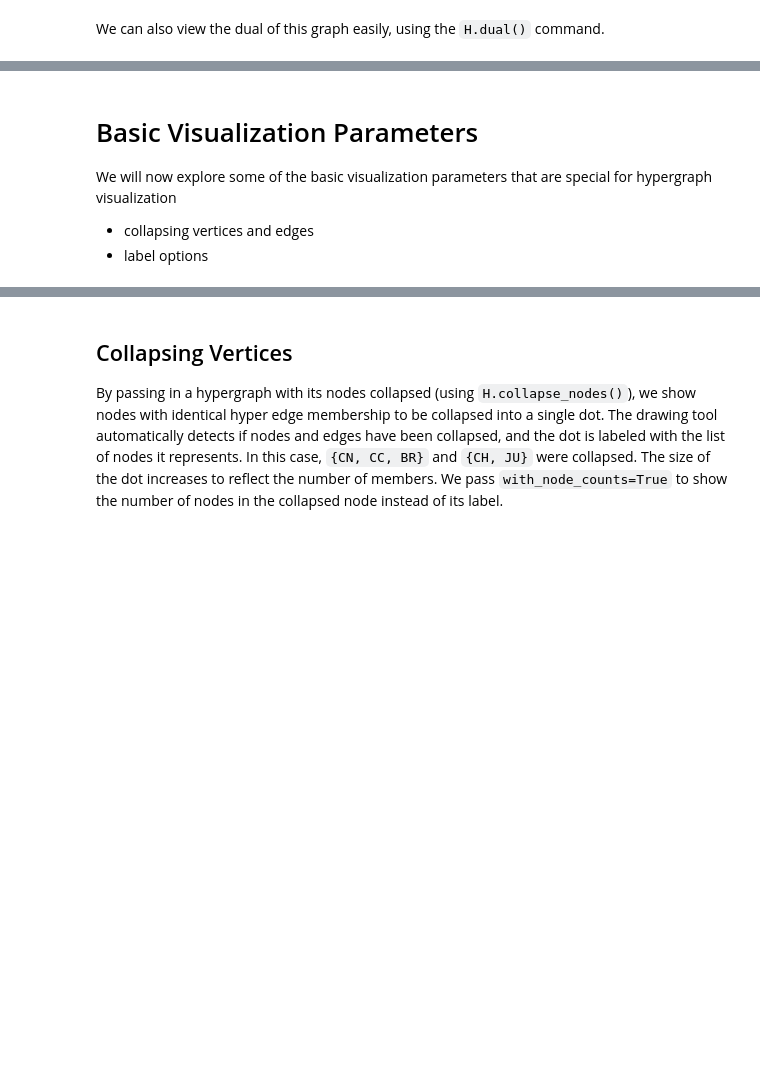
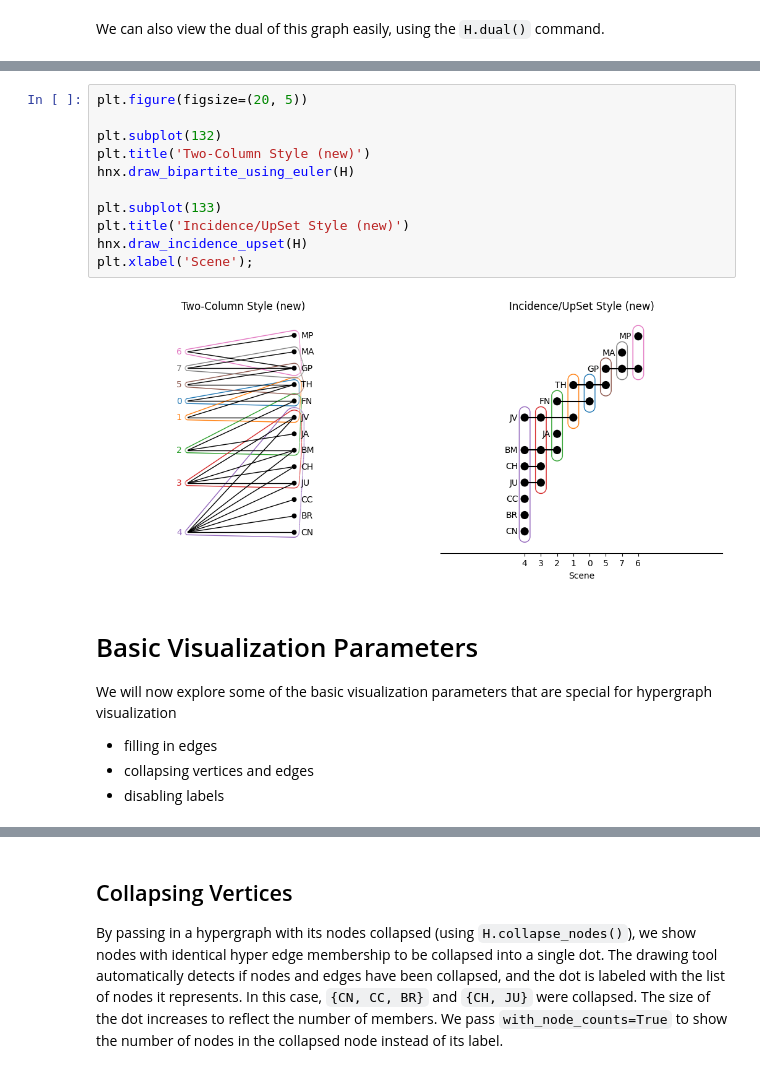
Before and after one commit to pnnl/HyperNetX, a Jupyter notebook: tutorials/basic/Basic 2 - Visualization Methods.ipynb, the cells around one changed output, grey strips where cells are left out. Cells and saved outputs as stored; diff of their text form; blank space fills up the shorter version.

```diff
--- a/tutorials/basic/Basic 2 - Visualization Methods.ipynb
+++ b/tutorials/basic/Basic 2 - Visualization Methods.ipynb
@@ -48,5 +55,19 @@ hnx.drawing.draw(H.dual())
+# %%
+plt.figure(figsize=(20, 5))
+
+plt.subplot(132)
+plt.title('Two-Column Style (new)')
+hnx.draw_bipartite_using_euler(H)
+
+plt.subplot(133)
+plt.title('Incidence/UpSet Style (new)')
+hnx.draw_incidence_upset(H)
+plt.xlabel('Scene');
+# %% [output]
+[figure, added]
 # %% [markdown]
 # Basic Visualization Parameters
 We will now explore some of the basic visualization parameters that are special for hypergraph visualization
+* filling in edges
 * collapsing vertices and edges
-* label options
+* disabling labels
```
Also changed, not shown: parts of 27 cells of this notebook.
